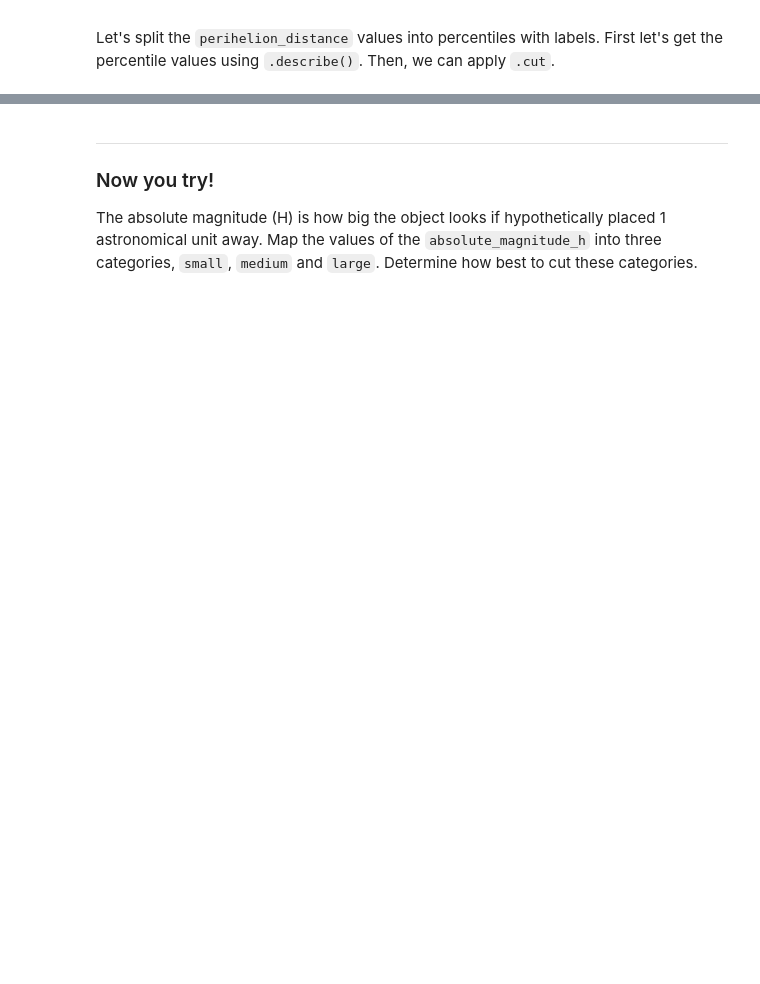
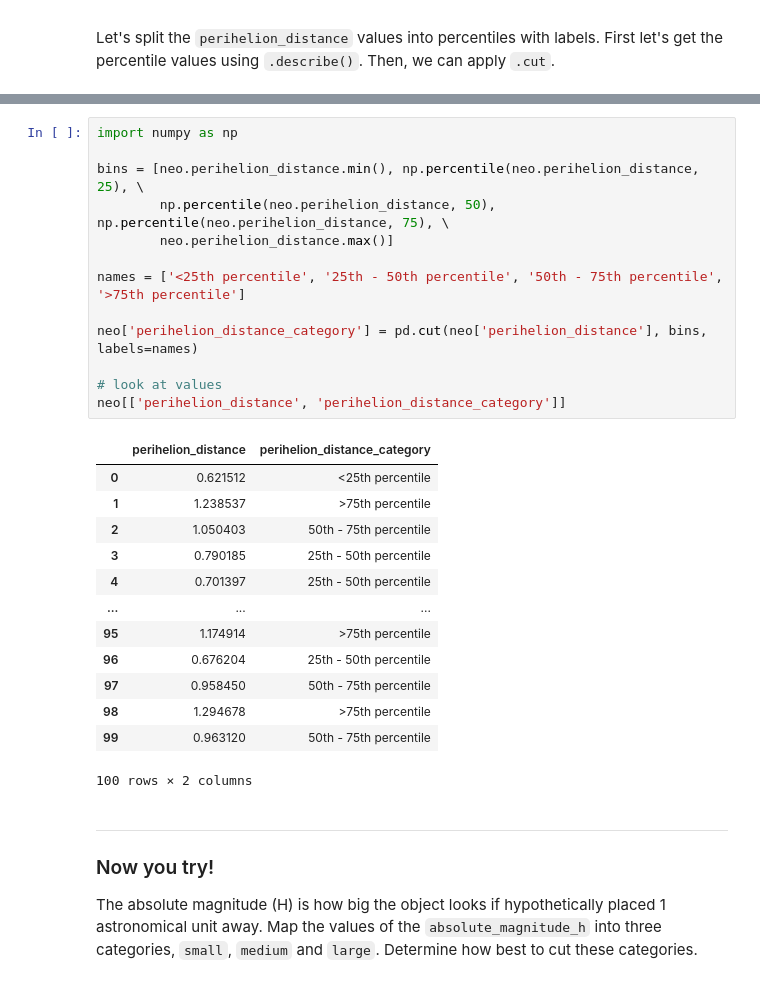
Before and after one commit to ohcrud/intermediate_python, a Jupyter notebook: sprint-2/practice-2/sprint-2-practice-2.ipynb, the cells around one changed output, grey strips where cells are left out. Drawn from its saved outputs; the diff is of its cells as text; blank space fills up the shorter version.

```diff
--- a/sprint-2/practice-2/sprint-2-practice-2.ipynb
+++ b/sprint-2/practice-2/sprint-2-practice-2.ipynb
@@ -159,3 +322,30 @@ neo[['perihelion_distance', 'perihelion_distance_category']]
+# %%
+import numpy as np
+
+bins = [neo.perihelion_distance.min(), np.percentile(neo.perihelion_distance, 25), \
+        np.percentile(neo.perihelion_distance, 50), np.percentile(neo.perihelion_distance, 75), \
+        neo.perihelion_distance.max()]
+
+names = ['<25th percentile', '25th - 50th percentile', '50th - 75th percentile', '>75th percentile']
+
+neo['perihelion_distance_category'] = pd.cut(neo['perihelion_distance'], bins, labels=names)
+
+# look at values
+neo[['perihelion_distance', 'perihelion_distance_category']]
+# %% [output]
+|  | perihelion_distance | perihelion_distance_category |
+| 0 | 0.621512 | <25th percentile |
+| 1 | 1.238537 | >75th percentile |
+| 2 | 1.050403 | 50th - 75th percentile |
+| 3 | 0.790185 | 25th - 50th percentile |
+| 4 | 0.701397 | 25th - 50th percentile |
+| ... | ... | ... |
+| 95 | 1.174914 | >75th percentile |
+| 96 | 0.676204 | 25th - 50th percentile |
+| 97 | 0.958450 | 50th - 75th percentile |
+| 98 | 1.294678 | >75th percentile |
+| 99 | 0.963120 | 50th - 75th percentile |
+100 rows × 2 columns
 # %% [markdown]
 <hr style="border:2px solid gray"> </hr>
 
```
Also changed, not shown: parts of 20 cells of this notebook.
